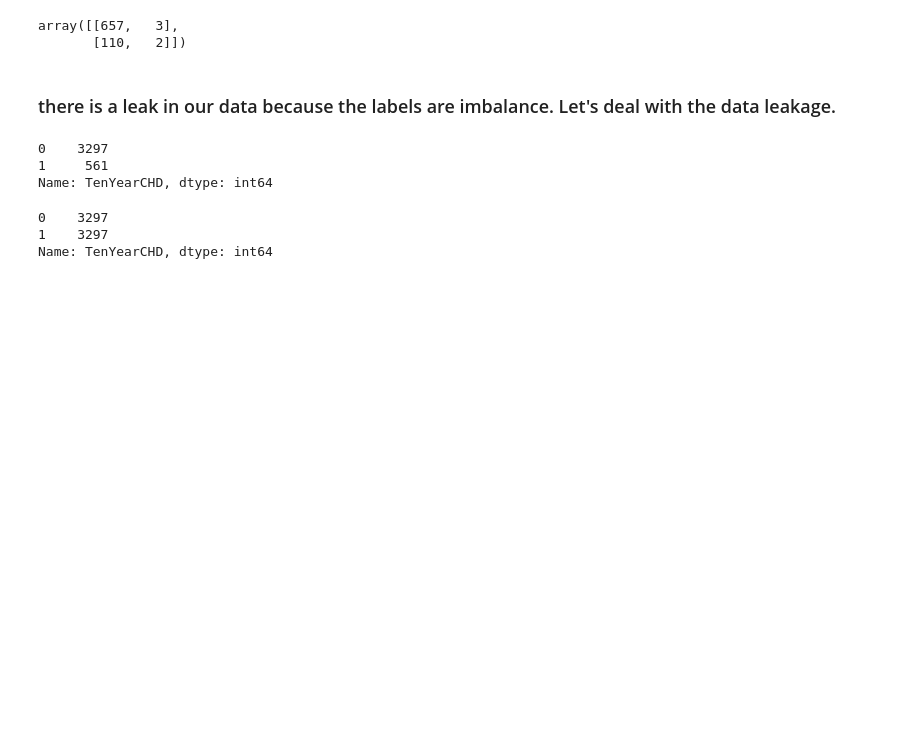
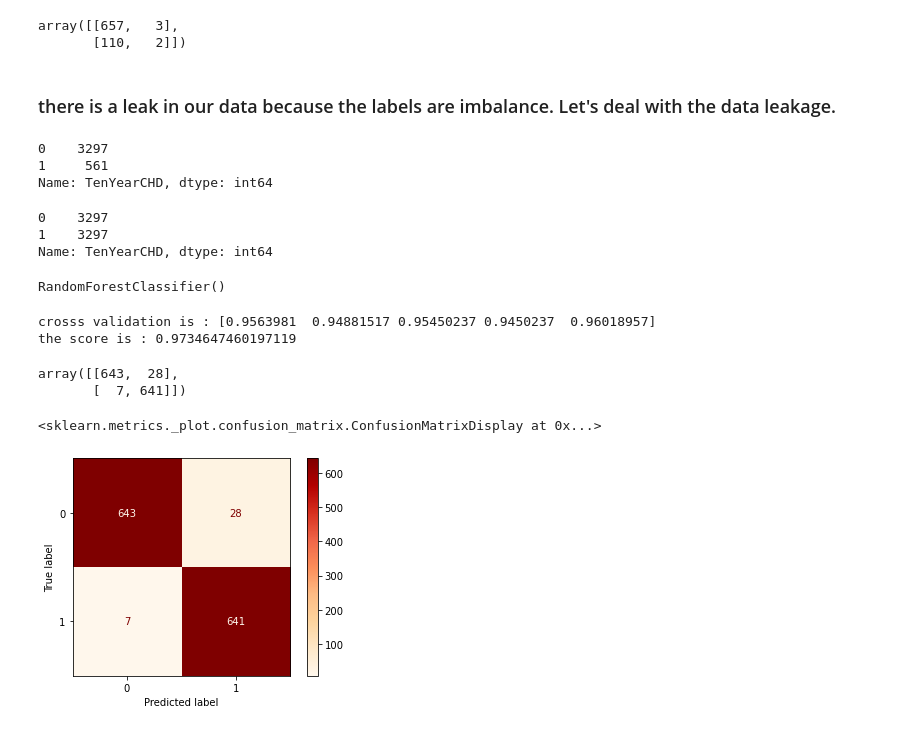
Before and after one commit to Poorya0071/Classification, a Jupyter notebook: Heart_ML.ipynb, the cells around one changed output. Saved outputs shown, nothing was run; the diff lists cells and outputs as text; code cells hidden in the pictures; blank space fills up the shorter version.

Commit message:
confusion matrix

```diff
--- a/Heart_ML.ipynb
+++ b/Heart_ML.ipynb
@@ -253,3 +253,18 @@ y_ros.value_counts()
 Name: TenYearCHD, dtype: int64
 # %%
 # let's again split the data and fit the train and test data set to the machine learning model.
+np.random.seed(42)
+x_train,x_test, y_train, y_test = train_test_split(x_ros,y_ros,test_size=0.2,random_state=42)
+model = RandomForestClassifier()
+model.fit(x_train , y_train)
+# %% [output]
+RandomForestClassifier()
+# %%
+# let's evaluate model
+
+crosss_valid = cross_val_score(model,x_train,y_train,cv=5)
+print(f"crosss validation is : {crosss_valid}")
+print(f"the score is : {model.score(x_test, y_test)}")
+# %% [output]
+crosss validation is : [0.9563981  0.94881517 0.95450237 0.9450237  0.96018957]
+the score is : 0.9734647460197119
@@ -255,0 +274,16 @@ Name: TenYearCHD, dtype: int64
+# %%
+# confusion_matrix
+Confusion = confusion_matrix(y_test, y_pred)
+Confusion
+# wonderfull, the false negative and false positive are now very small.
+# %% [output]
+array([[643,  28],
+       [  7, 641]])
+# %%
+#let's draw the confusion_matrix
+plot_confusion_matrix(model,x_test, y_test, cmap='OrRd')
+# it means that the model prdicted 643 of zero when the lable was zero and 28 one when the lable was zero.
+# and also the model prdicted 641 of one when the lable was one and 7 zero when the lable was one.
+# %% [output]
+<sklearn.metrics._plot.confusion_matrix.ConfusionMatrixDisplay at 0x...>
+[figure, added]
```
Also changed, not shown: parts of 1 cell of this notebook.
